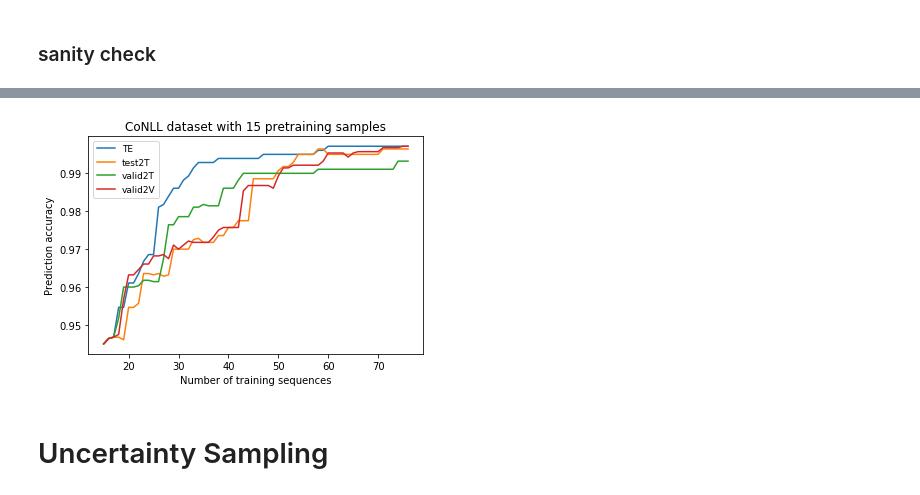
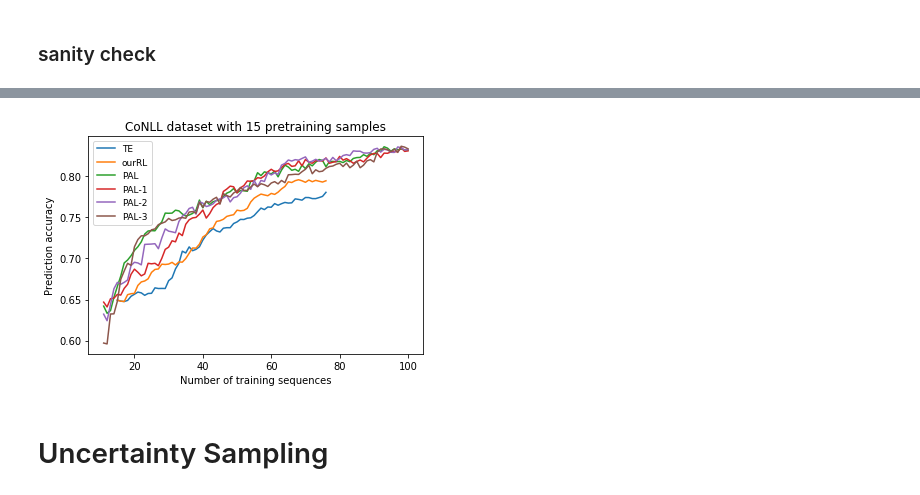
Before and after one commit to Louise-LuLin/active-RL, a Jupyter notebook: DQN_sequence.ipynb, the cells around one changed output, grey strips where cells are left out. Cells and saved outputs as stored; diff of their text form; code cells hidden in the pictures.

```diff
--- a/DQN_sequence.ipynb
+++ b/DQN_sequence.ipynb
@@ -561,7 +561,7 @@ EPS_END = 0.05
 EPS_DECAY = 20
 TARGET_UPDATE = 20
 
-SOURCE = 'ebu'
+SOURCE = 'conll'
 METHOD = 'RL'
 if SOURCE == 'conll':
     DATA_PATH = "./datasets/conll2000/" + SOURCE
@@ -576,7 +576,7 @@ BUDGET = 75
 FEAT = 'all' # all or node or edge
 GREEDY = 'te' # rand or te
 FIX_FLAG = False
-NUM_FLAG = True
+NUM_FLAG = False
 EMBED_FLAG = True
 TRANS = 'valid2V' # kmers or valid2V or valid2T or test2V or test2T
 LOOP_SIZE = 5
@@ -611,3 +605,11 @@ test      : 200
+# %%
+# print out to PAL's input formats
+with open('./datasets/{}.all'.format(SOURCE), 'w') as wfile:
+    for seq in data.sequence:
+        for i in range(len(seq[0])):
+            wfile.write('{}\t{}\n'.format(seq[0][i], seq[1][i]))
+        wfile.write('\n')
+wfile.close()
 # %%
 # print out to PAL's input formats
 with open('../PAL/datasets/{}.train'.format(SOURCE), 'w') as wfile:
@@ -1051,43 +1037,43 @@ plt.savefig(filename + '_check.png')
 # %%
 # sim beta
-with open("./results/sod15_200_acc2_fully_none.bin", "rb") as in_file:
+with open("./results/conll15_200_75budget_fully_none.bin", "rb") as in_file:
     (cost_1, _, _, all_acc_1, acc_valid_1) = pickle.load(in_file)
 #     (cost_1, all_acc_1, acc_valid_1) = pickle.load(in_file)
 
-with open("./results/sod15num_200_75budget_test2TRL_all_te_acc_20step_5batch20decay_90loop-add10each10step-3_64rnn_16filter_4size_2stride.bin", "rb") as in_file:
+with open("./results/conll15num_200_75budget_valid2VRL_all_te_acc_20step_5batch20decay_90loop-add10each10step-3_64rnn_16filter_4size_2stride.bin", "rb") as in_file:
     (cost_2, all_acc_2, acc_valid_2) = pickle.load(in_file)
 
-with open("./results/sod15num_200_75budget_valid2TRL_all_te_acc_20step_5batch20decay_90loop-add10each10step-3_64rnn_16filter_4size_2stride.bin", "rb") as in_file:
+with open("../PAL/results/CNNDQN-conll-20.bin", "rb") as in_file:
     (cost_3, all_acc_3, acc_valid_3) = pickle.load(in_file)
 
-with open("./results/sod15num_200_75budget_valid2VRL_all_te_acc_20step_5batch20decay_90loop-add10each10step-3_64rnn_16filter_4size_2stride.bin", "rb") as in_file:
+with open("../PAL/results/CNNDQN_1-conll-20.bin", "rb") as in_file:
     (cost_4, all_acc_4, acc_valid_4) = pickle.load(in_file)
 
-# with open("./results/sod15num_200_valid2TRL_all_te_acc_20step_5batch20decay_90loop3_64rnn_16filter_4size_2stride.bin", "rb") as in_file:
-#     (cost_5, all_acc_5, acc_valid_5) = pickle.load(in_file)
+with open("../PAL/results/CNNDQN_2-conll-20.bin", "rb") as in_file:
+    (cost_5, all_acc_5, acc_valid_5) = pickle.load(in_file)
 
-# with open("./results/sod15num_200_testVRL_acc2_all_rand_20step_5batch20decay_90loopdecay_64rnn_16filter_4size_2stride.bin", "rb") as in_file:
-#     (cost_6, in_acc_6, out_acc_6, all_acc_6, acc_valid_6) = pickle.load(in_file)
+with open("../PAL/results/CNNDQN_3-conll-20.bin", "rb") as in_file:
+    (cost_6, all_acc_6, acc_valid_6) = pickle.load(in_file)
 
 # with open("./results/sod15num_200_testVRL_acc2_all_te_20step_5batch20decay_90loopdecay_64rnn_16filter_4size_2stride.bin", "rb") as in_file:
 #     (cost_7, in_acc_7, out_acc_7, all_acc_7, acc_valid_7) = pickle.load(in_file)
 
 plt.plot(cost_1, all_acc_1,
          cost_2, all_acc_2,
-         cost_3, all_acc_3,
-         cost_4, all_acc_4,)
-#          cost_5, all_acc_5,)
-#          cost_6, all_acc_6,)
+         cost_3[10:], all_acc_3[10:],
+         cost_4[10:], all_acc_4[10:],
+         cost_5[10:], all_acc_5[10:],
+         cost_6[10:], all_acc_6[10:],)
 #          cost_7, acc_valid_7)
-plt.legend(['TE', 'test2T', 'valid2T', 'valid2V', 'valid2T' ,'RL-test', 'RL-valid'], loc='upper left', fancybox=True, fontsize = 9)
+plt.legend(['TE', 'ourRL', 'PAL', 'PAL-1', 'PAL-2' ,'PAL-3', 'RL-valid'], loc='upper left', fancybox=True, fontsize = 9)
 # plt.xlim(200, 600)
 
 plt.title('CoNLL dataset with 15 pretraining samples')
 plt.xlabel('Number of training sequences')
 plt.ylabel('Prediction accuracy')
 plt.savefig('./results/sod.png', bbox_inches='tight')
 # %% [output]
-[figure, old version]
+[figure, new version]
 # %% [markdown]
 # Uncertainty Sampling
 # %%
```
Also changed, not shown: parts of 7 cells of this notebook, 4 other files.
